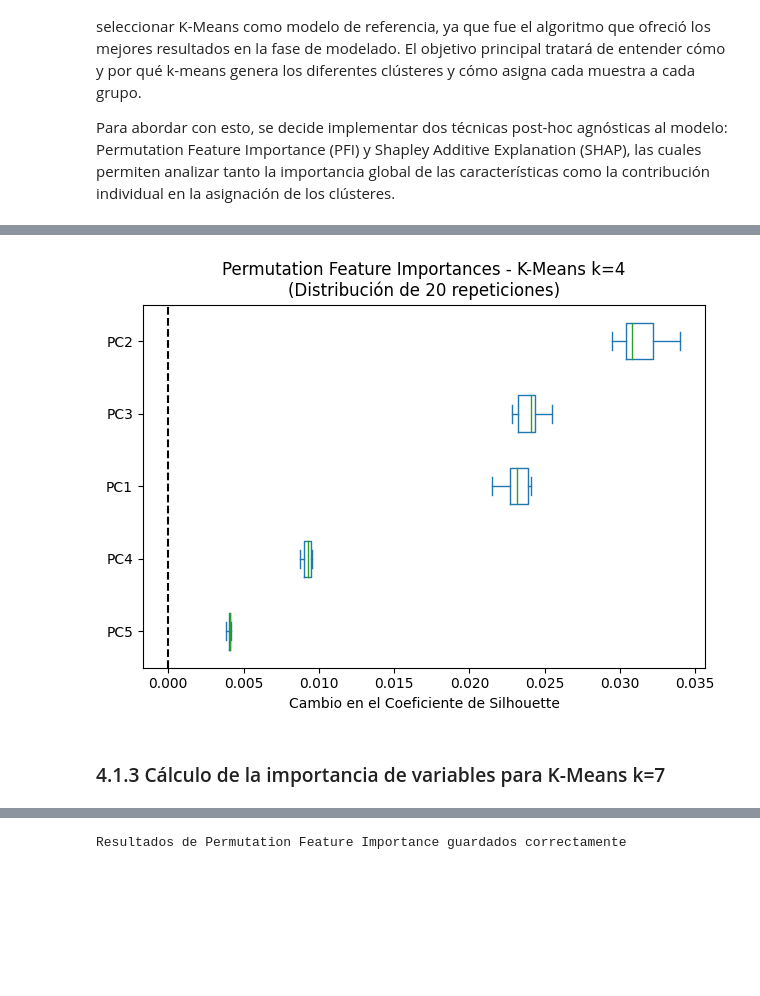
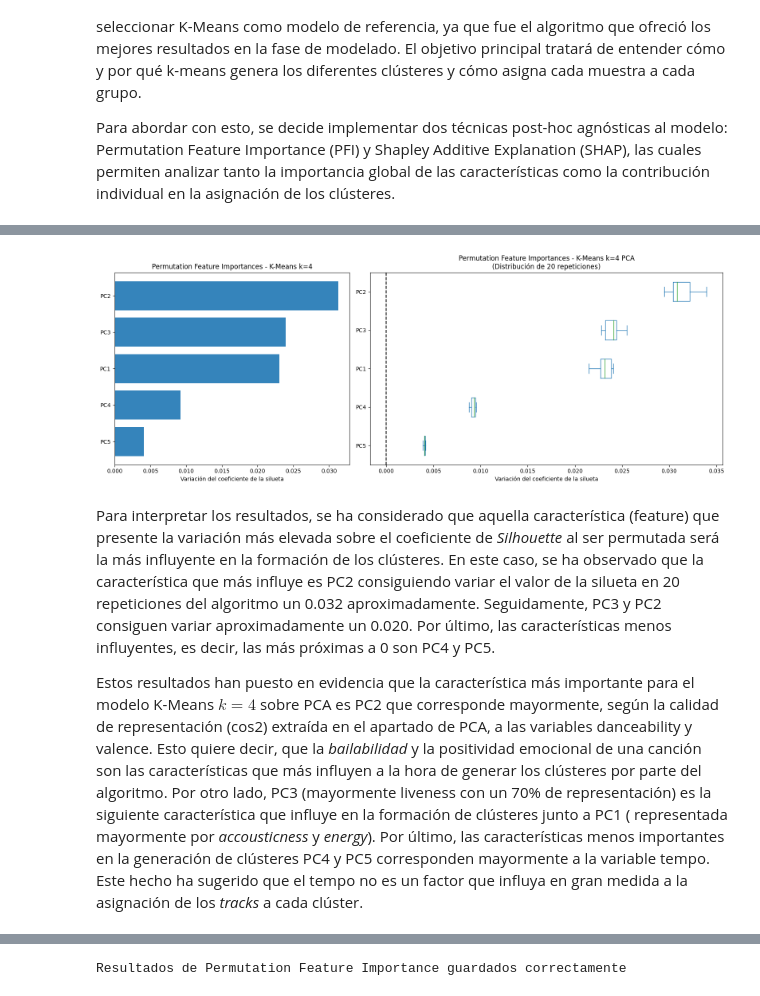
Before and after one commit to marcfpereirauoc/TFG, a Jupyter notebook: 03_explicabilidad_incertidumbre.ipynb, the cells around one changed output, grey strips where cells are left out. Saved outputs shown, nothing was run; the diff lists cells and outputs as text; code cells hidden in the pictures; blank space fills up the shorter version.

Commit message:
Trabajando en XAI PFI sobre conjunto estandarizado para comparar con PCA.

```diff
--- a/03_explicabilidad_incertidumbre.ipynb
+++ b/03_explicabilidad_incertidumbre.ipynb
@@ -78,6 +78,7 @@ X_pca_df = pd.DataFrame(
 )
 
 # Cargar modelos de clustering
+kmeans_k4_estand = joblib.load('models/kmeans_k4_estand.pkl')
 kmeans_k7_estand = joblib.load('models/kmeans_k7_estand.pkl')
 kmeans_k4_pca = joblib.load('models/kmeans_k4_pca.pkl')
 kmeans_k7_pca = joblib.load('models/kmeans_k7_pca.pkl')
@@ -199,20 +200,39 @@ plt.show()
 # %%
+# Extraemos nombres de las features (componentes principales en este caso)
+feature_names = X_pca_sample.columns.values
+
+# Ordenación en función de la importancia
+sorted_indices_perm = np.argsort(np.abs(p_importance_k4_pca.importances_mean))
+
+# Crear figura con dos subplots con proporciones 40% y 60%
+fig, axs = plt.subplots(1, 2, figsize=(16, 6), width_ratios=[4, 6])
+
+# Gráfico de barras para mostrar resultados
+axs[0].barh(range(len(feature_names)), p_importance_k4_pca.importances_mean[sorted_indices_perm], alpha=0.9)
+axs[0].set_yticks(range(len(feature_names)))
+axs[0].set_yticklabels(feature_names[sorted_indices_perm])
+axs[0].set_title("Permutation Feature Importances - K-Means k=4")
+axs[0].set_xlabel("Variación del coeficiente de la silueta")
+
 # Boxplot de las importancias de permutación (muestra la distribución de las 20 repeticiones)
 # Ordenamos variables en función de su importancia media
 sorted_importances_idx = p_importance_k4_pca.importances_mean.argsort()
 # Generamos un nuevo df cib todas las repeticiones
 importances = pd.DataFrame(
     p_importance_k4_pca.importances[sorted_importances_idx].T,
     columns=feature_names[sorted_importances_idx],
 )
 # Construimos boxplot de la distribución de importancias de cada variable
-ax = importances.plot.box(vert=False, whis=10)
-ax.set_title("Permutation Feature Importances - K-Means k=4\n(Distribución de 20 repeticiones)")
-ax.axvline(x=0, color="k", linestyle="--")
-ax.set_xlabel("Cambio en el Coeficiente de Silhouette")
-ax.figure.tight_layout()
+importances.plot.box(vert=False, whis=10, ax=axs[1])
+axs[1].set_title("Permutation Feature Importances - K-Means k=4 PCA\n(Distribución de 20 repeticiones)")
+axs[1].axvline(x=0, color="k", linestyle="--")
+axs[1].set_xlabel("Variación del coeficiente de la silueta")
+
+plt.tight_layout()
 plt.show()
 # %% [output]
-[figure, old version]
+[figure, new version]
-# %% [markdown]
-### 4.1.3 Cálculo de la importancia de variables para K-Means k=7
+# %% [markdown]
+Para interpretar los resultados, se ha considerado que aquella característica (feature) que presente la variación más elevada sobre el coeficiente de *Silhouette* al ser permutada será la más influyente en la formación de los clústeres. En este caso, se ha observado que la característica que más influye es PC2 consiguiendo variar el valor de la silueta en 20 repeticiones del algoritmo un 0.032 aproximadamente. Seguidamente, PC3 y PC2 consiguen variar aproximadamente un 0.020. Por último, las características menos influyentes, es decir, las más próximas a 0 son PC4 y PC5.
+
+Estos resultados han puesto en evidencia que la característica más importante para el modelo K-Means $k=4$ sobre PCA es PC2 que corresponde mayormente, según la calidad de representación (cos2) extraída en el apartado de PCA, a las variables danceability y valence. Esto quiere decir, que la *bailabilidad* y la positividad emocional de una canción son las características que más influyen a la hora de generar los clústeres por parte del algoritmo. Por otro lado, PC3 (mayormente liveness con un 70% de representación) es la siguiente característica que influye en la formación de clústeres junto a PC1 ( representada mayormente por *accousticness* y *energy*). Por último, las características menos importantes en la generación de clústeres PC4 y PC5 corresponden mayormente a la variable tempo. Este hecho ha sugerido que el tempo no es un factor que influya en gran medida a la asignación de los *tracks* a cada clúster.
```
Also changed, not shown: parts of 18 cells of this notebook, 1 other file.
